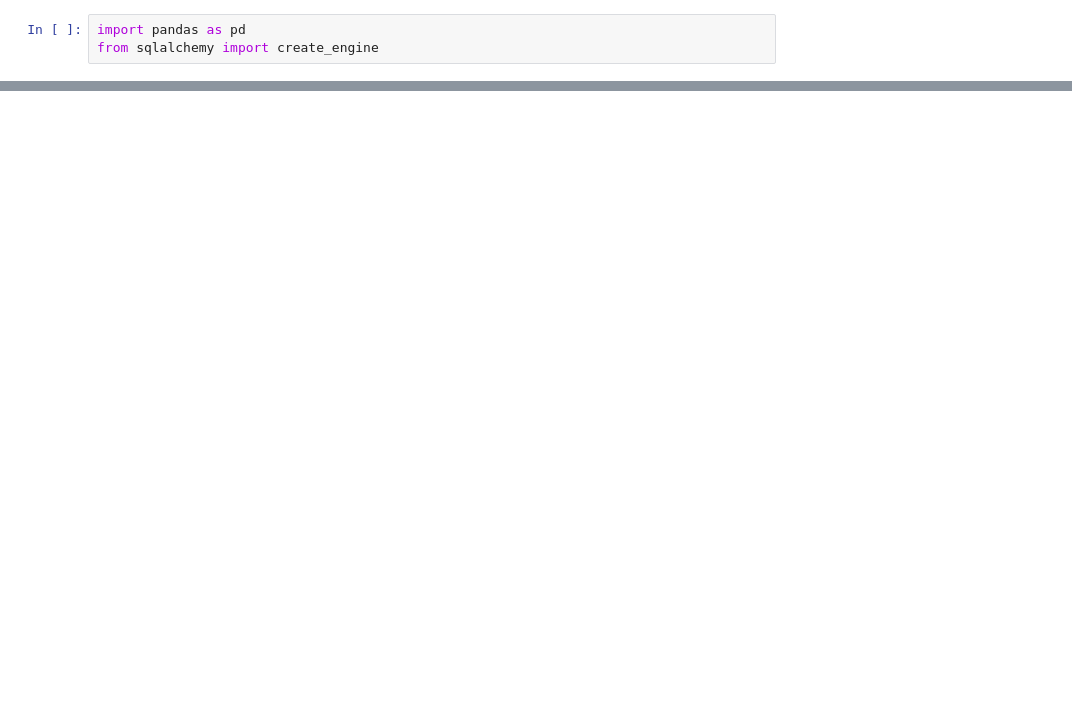
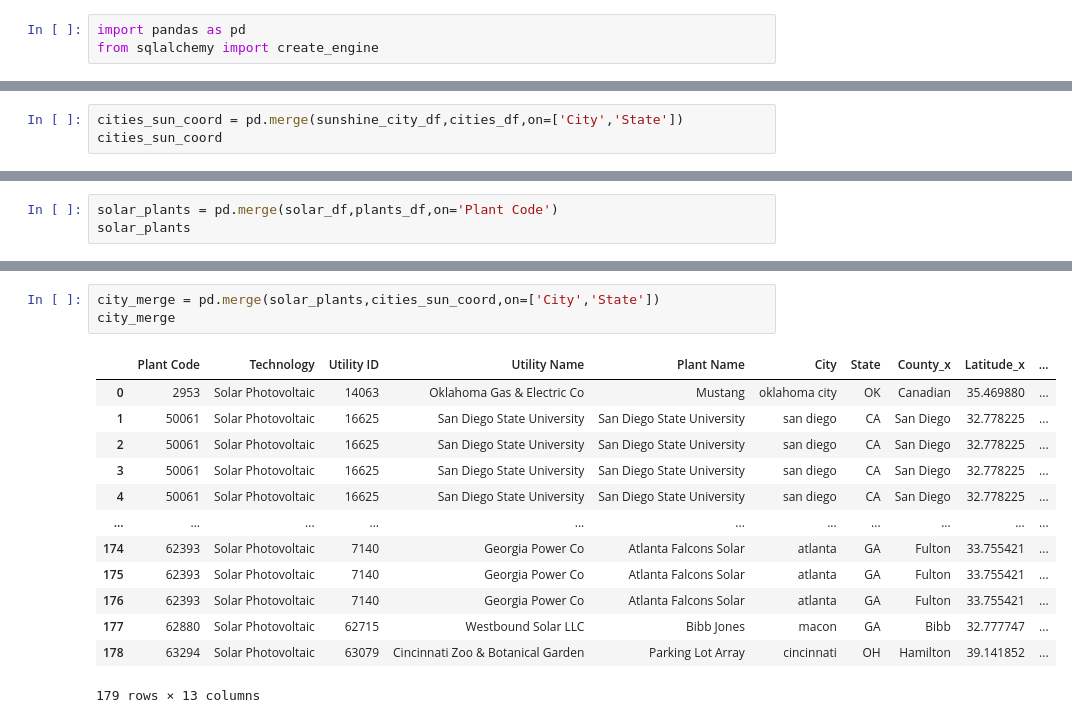
Before and after one commit to AustinRCole/Solar_ETL, a Jupyter notebook: Solar_1.ipynb, the cells around one changed output, grey strips where cells are left out. Drawn from its saved outputs; the diff is of its cells as text; blank space fills up the shorter version.

Commit message:
merge testing

```diff
--- a/Solar_1.ipynb
+++ b/Solar_1.ipynb
@@ -54,0 +58,3 @@ cities_df.head()
+# %%
+cities_sun_coord = pd.merge(sunshine_city_df,cities_df,on=['City','State'])
+cities_sun_coord
@@ -54,0 +75,3 @@ cities_df.head()
+# %%
+solar_plants = pd.merge(solar_df,plants_df,on='Plant Code')
+solar_plants
@@ -54,0 +92,17 @@ cities_df.head()
+# %%
+city_merge = pd.merge(solar_plants,cities_sun_coord,on=['City','State'])
+city_merge
+# %% [output]
+|  | Plant Code | Technology | Utility ID | Utility Name | Plant Name | City | State | County_x | Latitude_x | ... |
+| 0 | 2953 | Solar Photovoltaic | 14063 | Oklahoma Gas & Electric Co | Mustang | oklahoma city | OK | Canadian | 35.469880 | ... |
+| 1 | 50061 | Solar Photovoltaic | 16625 | San Diego State University | San Diego State University | san diego | CA | San Diego | 32.778225 | ... |
+| 2 | 50061 | Solar Photovoltaic | 16625 | San Diego State University | San Diego State University | san diego | CA | San Diego | 32.778225 | ... |
+| 3 | 50061 | Solar Photovoltaic | 16625 | San Diego State University | San Diego State University | san diego | CA | San Diego | 32.778225 | ... |
+| 4 | 50061 | Solar Photovoltaic | 16625 | San Diego State University | San Diego State University | san diego | CA | San Diego | 32.778225 | ... |
+| ... | ... | ... | ... | ... | ... | ... | ... | ... | ... | ... |
+| 174 | 62393 | Solar Photovoltaic | 7140 | Georgia Power Co | Atlanta Falcons Solar | atlanta | GA | Fulton | 33.755421 | ... |
+| 175 | 62393 | Solar Photovoltaic | 7140 | Georgia Power Co | Atlanta Falcons Solar | atlanta | GA | Fulton | 33.755421 | ... |
+| 176 | 62393 | Solar Photovoltaic | 7140 | Georgia Power Co | Atlanta Falcons Solar | atlanta | GA | Fulton | 33.755421 | ... |
+| 177 | 62880 | Solar Photovoltaic | 62715 | Westbound Solar LLC | Bibb Jones | macon | GA | Bibb | 32.777747 | ... |
+| 178 | 63294 | Solar Photovoltaic | 63079 | Cincinnati Zoo & Botanical Garden | Parking Lot Array | cincinnati | OH | Hamilton | 39.141852 | ... |
+179 rows × 13 columns
```
Also changed, not shown: parts of 7 cells of this notebook.
